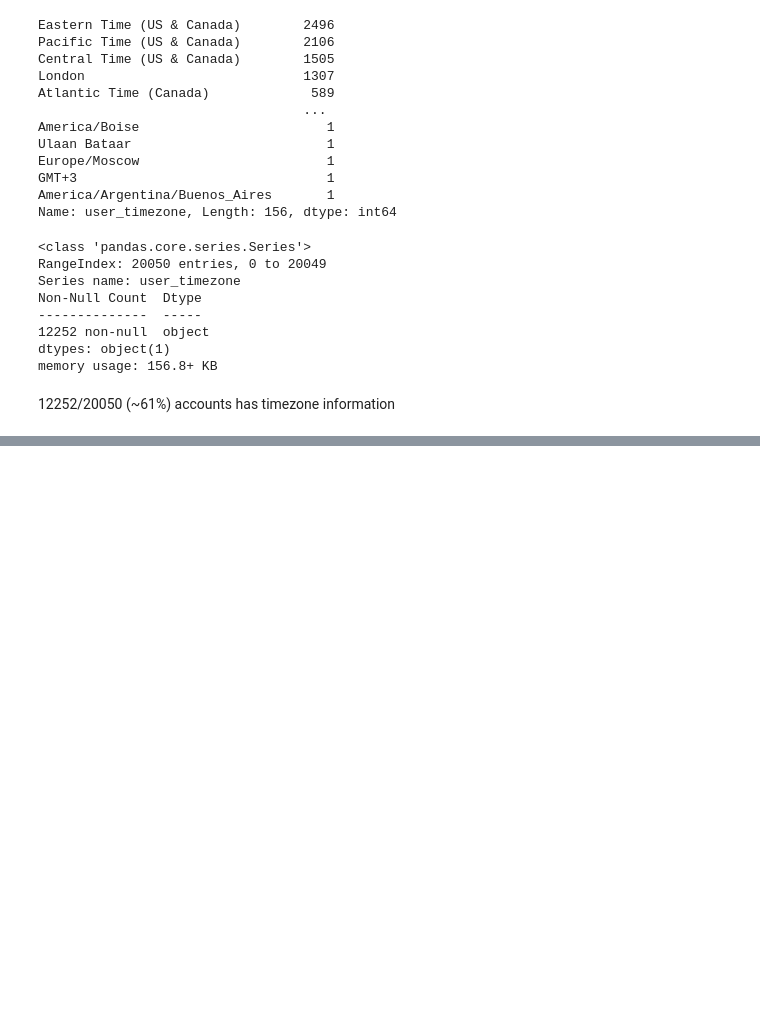
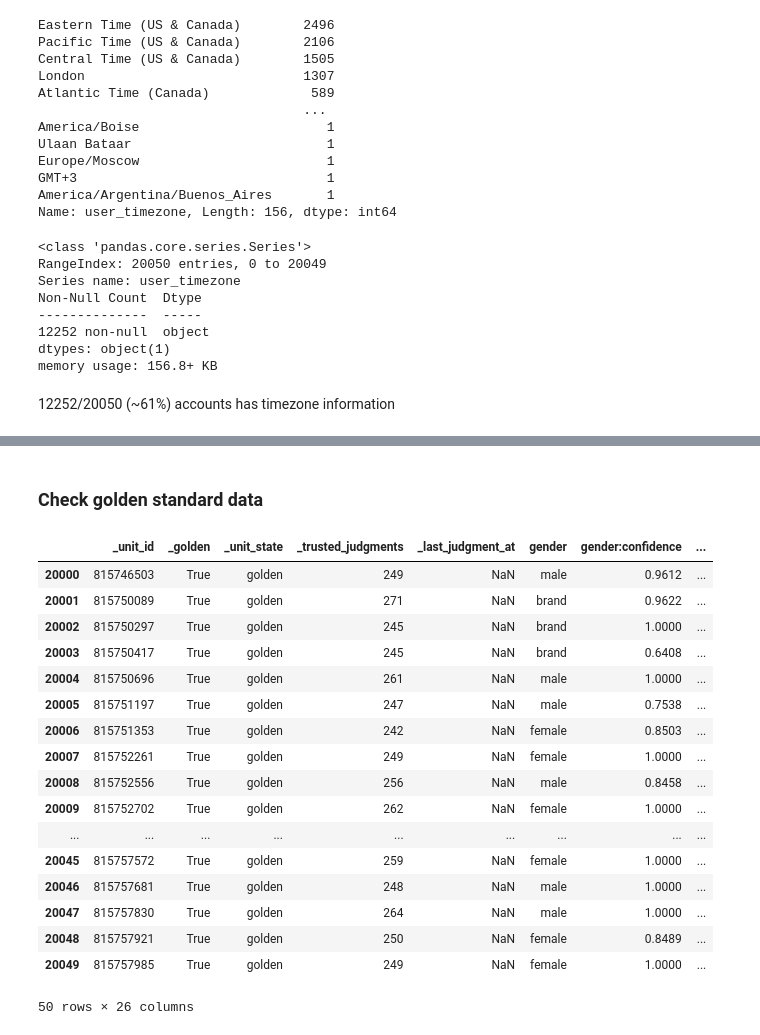
Before and after one commit to ceejem/csci946_twitter_classification, a Jupyter notebook: data_exploration.ipynb, the cells around one changed output, grey strips where cells are left out. Saved outputs shown, nothing was run; the diff lists cells and outputs as text; code cells hidden in the pictures; blank space fills up the shorter version.

```diff
--- a/data_exploration.ipynb
+++ b/data_exploration.ipynb
@@ -331,0 +518,24 @@ memory usage: 156.8+ KB
+# %% [markdown]
+### Check golden standard data
+# %%
+golden_rdf = raw_df[raw_df['_golden'] == True]
+golden_rdf
+# %% [output]
+|  | _unit_id | _golden | _unit_state | _trusted_judgments | _last_judgment_at | gender | gender:confidence | ... |
+| 20000 | 815746503 | True | golden | 249 | NaN | male | 0.9612 | ... |
+| 20001 | 815750089 | True | golden | 271 | NaN | brand | 0.9622 | ... |
+| 20002 | 815750297 | True | golden | 245 | NaN | brand | 1.0000 | ... |
+| 20003 | 815750417 | True | golden | 245 | NaN | brand | 0.6408 | ... |
+| 20004 | 815750696 | True | golden | 261 | NaN | male | 1.0000 | ... |
+| 20005 | 815751197 | True | golden | 247 | NaN | male | 0.7538 | ... |
+| 20006 | 815751353 | True | golden | 242 | NaN | female | 0.8503 | ... |
+| 20007 | 815752261 | True | golden | 249 | NaN | female | 1.0000 | ... |
+| 20008 | 815752556 | True | golden | 256 | NaN | male | 0.8458 | ... |
+| 20009 | 815752702 | True | golden | 262 | NaN | female | 1.0000 | ... |
+| ... | ... | ... | ... | ... | ... | ... | ... | ... |
+| 20045 | 815757572 | True | golden | 259 | NaN | female | 1.0000 | ... |
+| 20046 | 815757681 | True | golden | 248 | NaN | male | 1.0000 | ... |
+| 20047 | 815757830 | True | golden | 264 | NaN | male | 1.0000 | ... |
+| 20048 | 815757921 | True | golden | 250 | NaN | female | 0.8489 | ... |
+| 20049 | 815757985 | True | golden | 249 | NaN | female | 1.0000 | ... |
+50 rows × 26 columns
```
Also changed, not shown: parts of 21 cells of this notebook.
